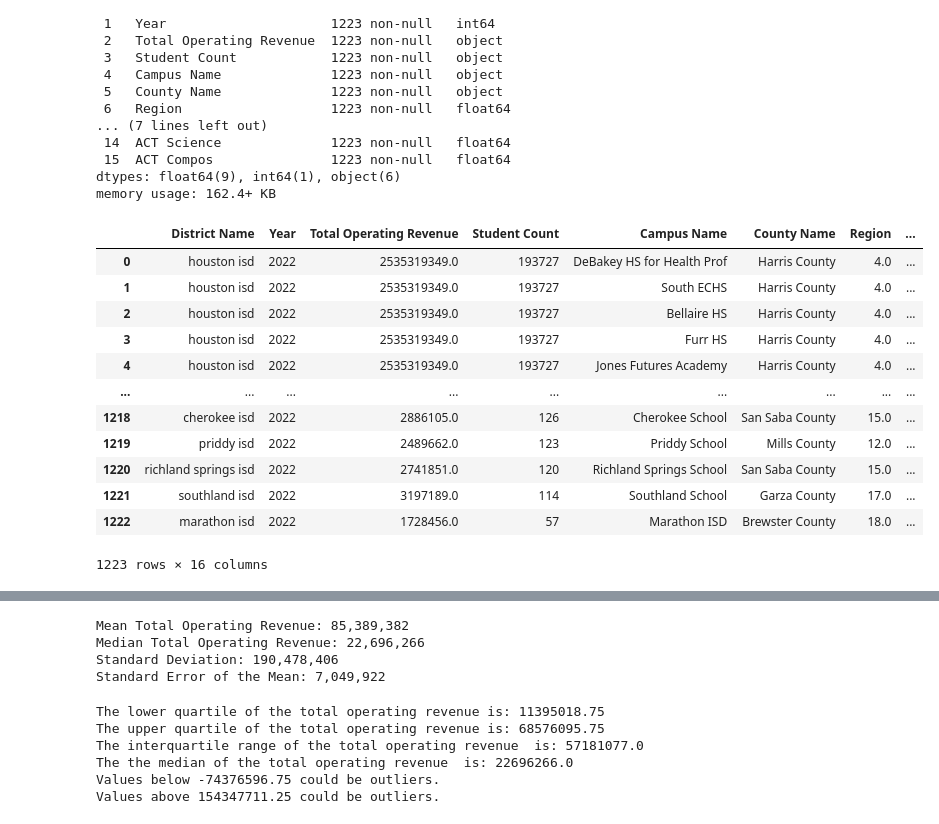
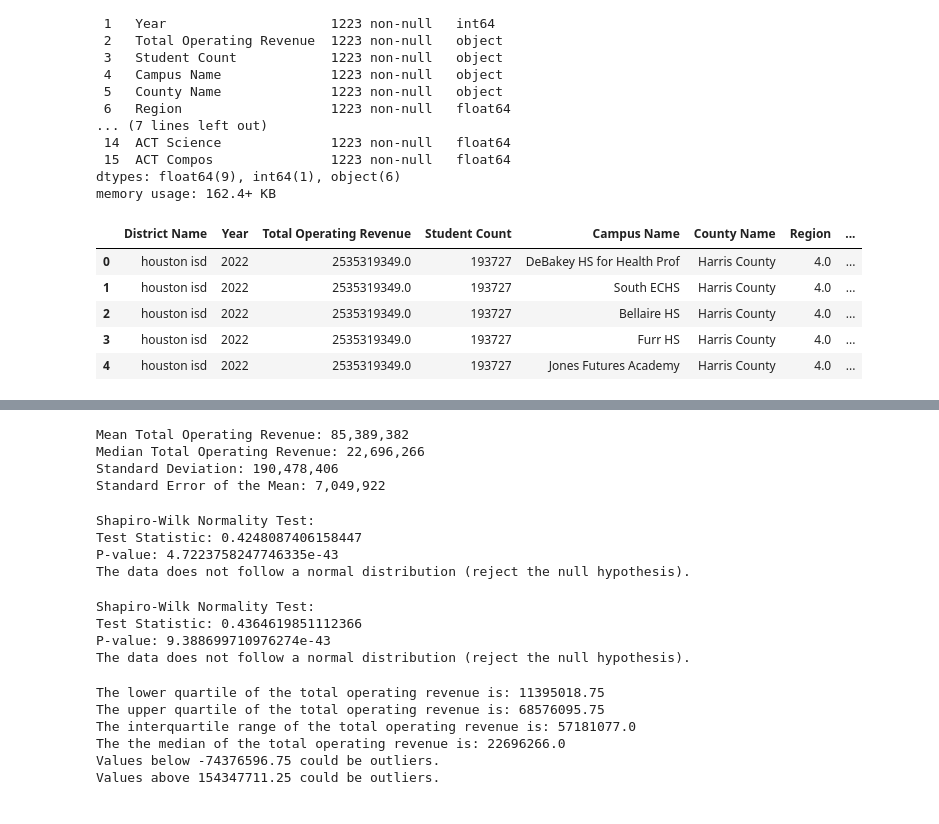
Before and after one commit to Amarilli/TexasISDs, a Jupyter notebook: project_notebook/mariahnotebook.ipynb, the cells around one changed output, grey strips where cells are left out. Cells and saved outputs as stored; diff of their text form; code cells hidden in the pictures.

```diff
--- a/project_notebook/mariahnotebook.ipynb
+++ b/project_notebook/mariahnotebook.ipynb
@@ -514,21 +145,14 @@ dtypes: float64(9), int64(1), object(6)
 memory usage: 162.4+ KB
 # %%
 sort_score_finance_complete = score_finance_complete.sort_values("Student Count", ascending= False).reset_index().drop(labels="index", axis=1)
-sort_score_finance_complete
+sort_score_finance_complete.head()
 # %% [output]
 |  | District Name | Year | Total Operating Revenue | Student Count | Campus Name | County Name | Region | ... |
 | 0 | houston isd | 2022 | 2535319349.0 | 193727 | DeBakey HS for Health Prof | Harris County | 4.0 | ... |
 | 1 | houston isd | 2022 | 2535319349.0 | 193727 | South ECHS | Harris County | 4.0 | ... |
 | 2 | houston isd | 2022 | 2535319349.0 | 193727 | Bellaire HS | Harris County | 4.0 | ... |
 | 3 | houston isd | 2022 | 2535319349.0 | 193727 | Furr HS | Harris County | 4.0 | ... |
 | 4 | houston isd | 2022 | 2535319349.0 | 193727 | Jones Futures Academy | Harris County | 4.0 | ... |
-| ... | ... | ... | ... | ... | ... | ... | ... | ... |
-| 1218 | cherokee isd | 2022 | 2886105.0 | 126 | Cherokee School | San Saba County | 15.0 | ... |
-| 1219 | priddy isd | 2022 | 2489662.0 | 123 | Priddy School | Mills County | 12.0 | ... |
-| 1220 | richland springs isd | 2022 | 2741851.0 | 120 | Richland Springs School | San Saba County | 15.0 | ... |
-| 1221 | southland isd | 2022 | 3197189.0 | 114 | Southland School | Garza County | 17.0 | ... |
-| 1222 | marathon isd | 2022 | 1728456.0 | 57 | Marathon ISD | Brewster County | 18.0 | ... |
-1223 rows × 16 columns
 # %%
 finance_no_dup_isd=sort_score_finance_complete.drop_duplicates(subset='District Name')
 finance_no_dup_isd
@@ -568,6 +192,50 @@ Mean Total Operating Revenue: 85,389,382
 Median Total Operating Revenue: 22,696,266
 Standard Deviation: 190,478,406
 Standard Error of the Mean: 7,049,922
+# %%
+#Total Revenue distribution
+statistic, p_value = shapiro(finance_no_dup_isd['Total Operating Revenue'])
+
+# Set significance level (alpha)
+alpha = 0.05
+
+# Print the results
+print("Shapiro-Wilk Normality Test:")
+print(f"Test Statistic: {statistic}")
+print(f"P-value: {p_value}")
+
+# Check the null hypothesis
+if p_value > alpha:
+    print("The data follows a normal distribution (fail to reject the null hypothesis).")
+else:
+    print("The data does not follow a normal distribution (reject the null hypothesis).")
+# %% [output]
+Shapiro-Wilk Normality Test:
+Test Statistic: 0.4248087406158447
+P-value: 4.7223758247746335e-43
+The data does not follow a normal distribution (reject the null hypothesis).
+# %%
+#student count distribution
+statistic, p_value = shapiro(finance_no_dup_isd['Student Count'])
+
+# Set significance level (alpha)
+alpha = 0.05
+
+# Print the results
+print("Shapiro-Wilk Normality Test:")
+print(f"Test Statistic: {statistic}")
+print(f"P-value: {p_value}")
+
+# Check the null hypothesis
+if p_value > alpha:
+    print("The data follows a normal distribution (fail to reject the null hypothesis).")
+else:
+    print("The data does not follow a normal distribution (reject the null hypothesis).")
+# %% [output]
+Shapiro-Wilk Normality Test:
+Test Statistic: 0.4364619851112366
+P-value: 9.388699710976274e-43
+The data does not follow a normal distribution (reject the null hypothesis).
 # %%
 #IQR and outliers of total operating revenue
 budget = finance_no_dup_isd["Total Operating Revenue"]
```
Also changed, not shown: parts of 47 cells of this notebook, 1 other file.
